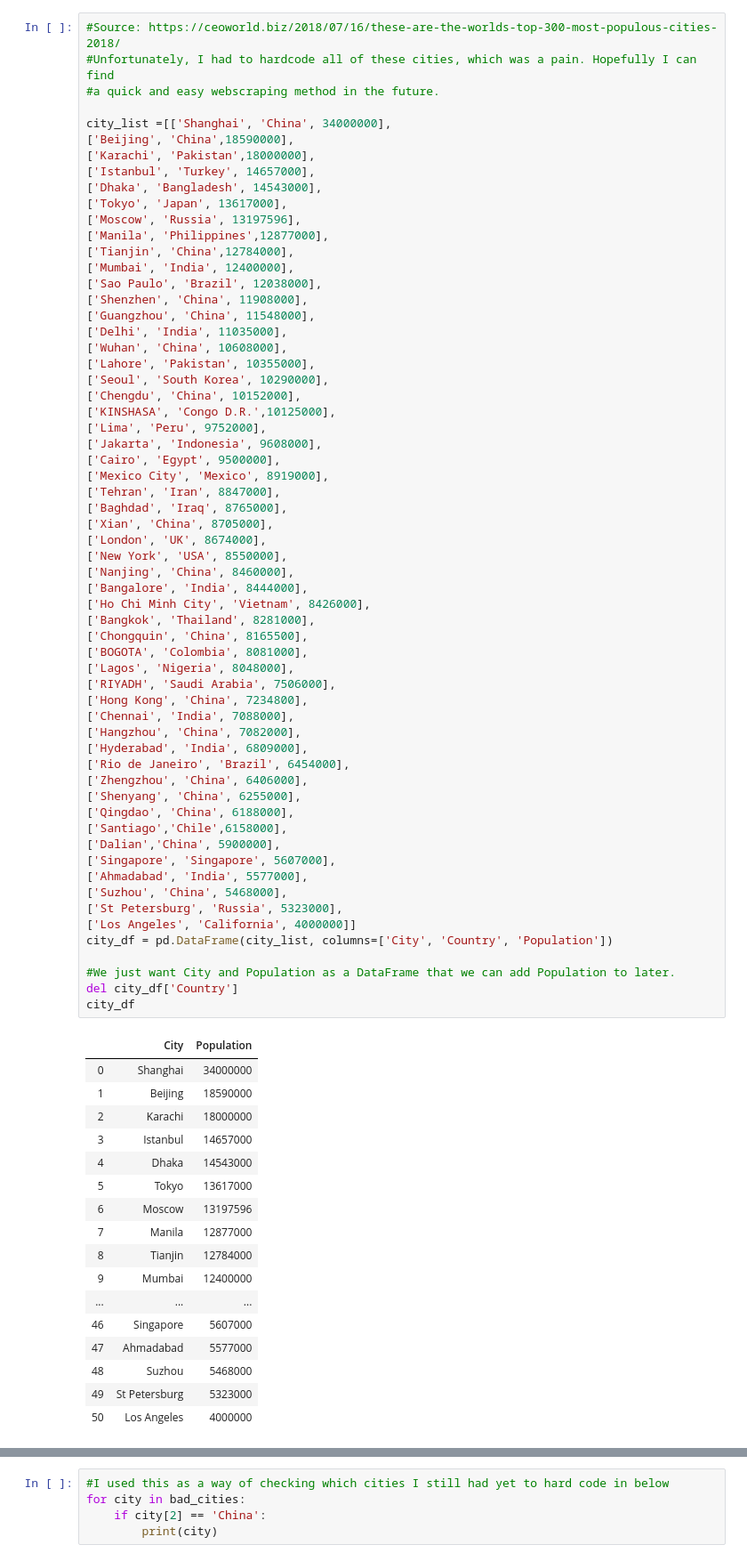
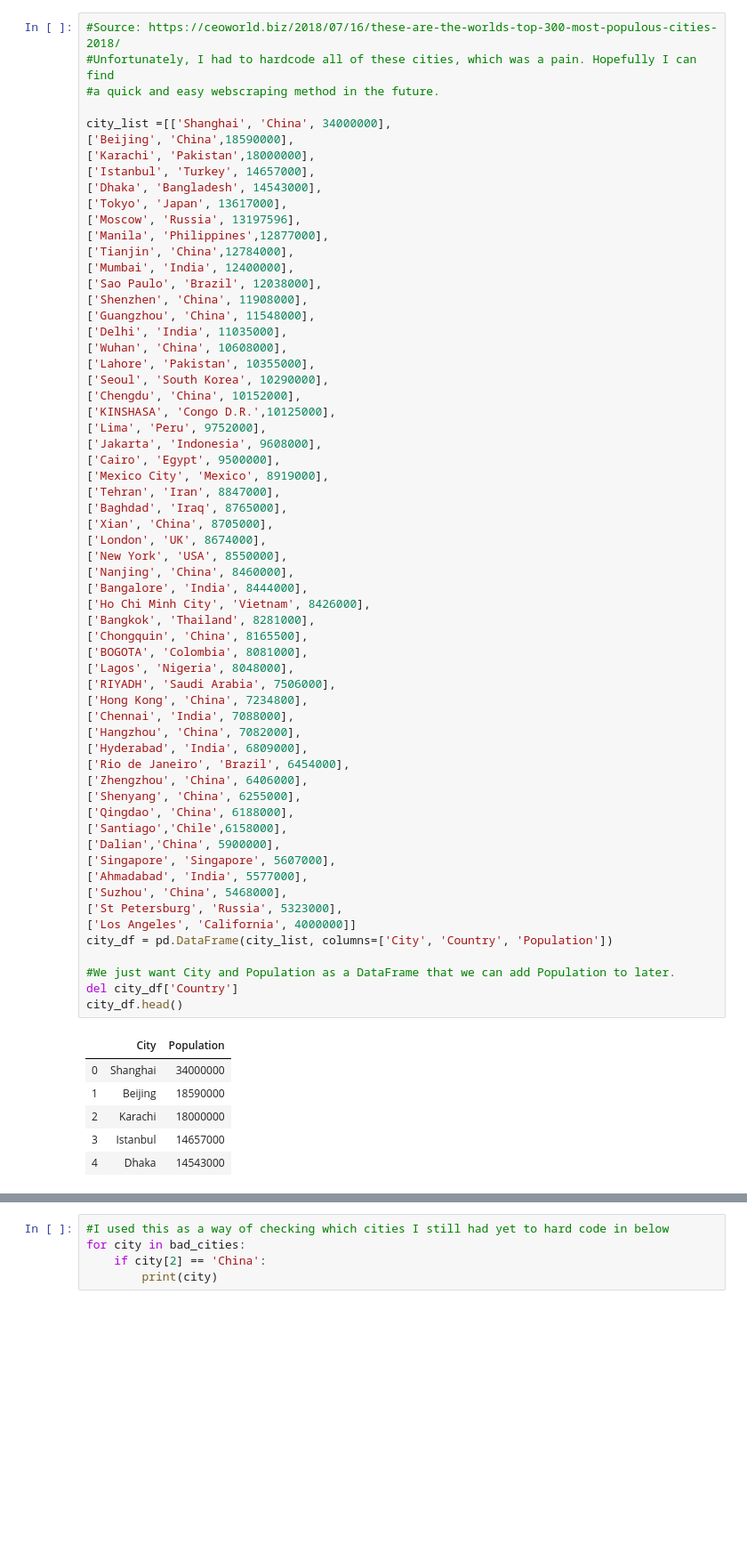
Before and after one commit to nadireag/Air-Quality, a Jupyter notebook: Top 50 International Cities.ipynb, the cells around one changed output, grey strips where cells are left out. Shown at 89% size. Saved outputs shown, nothing was run; the diff lists cells and outputs as text; blank space fills up the shorter version.

```diff
--- a/Top 50 International Cities.ipynb
+++ b/Top 50 International Cities.ipynb
@@ -48,45 +52,34 @@ city_list =[['Shanghai', 'China', 34000000],
 ['Chongquin', 'China', 8165500],
 ['BOGOTA', 'Colombia', 8081000],
 ['Lagos', 'Nigeria', 8048000],
 ['RIYADH', 'Saudi Arabia', 7506000],
 ['Hong Kong', 'China', 7234800],
 ['Chennai', 'India', 7088000],
 ['Hangzhou', 'China', 7082000],
 ['Hyderabad', 'India', 6809000],
 ['Rio de Janeiro', 'Brazil', 6454000],
 ['Zhengzhou', 'China', 6406000],
 ['Shenyang', 'China', 6255000],
 ['Qingdao', 'China', 6188000],
 ['Santiago','Chile',6158000],
 ['Dalian','China', 5900000],
 ['Singapore', 'Singapore', 5607000],
 ['Ahmadabad', 'India', 5577000],
 ['Suzhou', 'China', 5468000],
 ['St Petersburg', 'Russia', 5323000],
 ['Los Angeles', 'California', 4000000]]
 city_df = pd.DataFrame(city_list, columns=['City', 'Country', 'Population'])
 
 #We just want City and Population as a DataFrame that we can add Population to later.
 del city_df['Country']
-city_df
+city_df.head()
 # %% [output]
 |  | City | Population |
 | 0 | Shanghai | 34000000 |
 | 1 | Beijing | 18590000 |
 | 2 | Karachi | 18000000 |
 | 3 | Istanbul | 14657000 |
 | 4 | Dhaka | 14543000 |
-| 5 | Tokyo | 13617000 |
-| 6 | Moscow | 13197596 |
-| 7 | Manila | 12877000 |
-| 8 | Tianjin | 12784000 |
-| 9 | Mumbai | 12400000 |
-| ... | ... | ... |
-| 46 | Singapore | 5607000 |
-| 47 | Ahmadabad | 5577000 |
-| 48 | Suzhou | 5468000 |
-| 49 | St Petersburg | 5323000 |
-| 50 | Los Angeles | 4000000 |
 # %%
 #We format our list so that international cities are formatted ['city', 'city', 'country'].
 #I did this because in most cases I don't know what "state" a particular international city is in.
```
Also changed, not shown: parts of 24 cells of this notebook, 9 other files.
